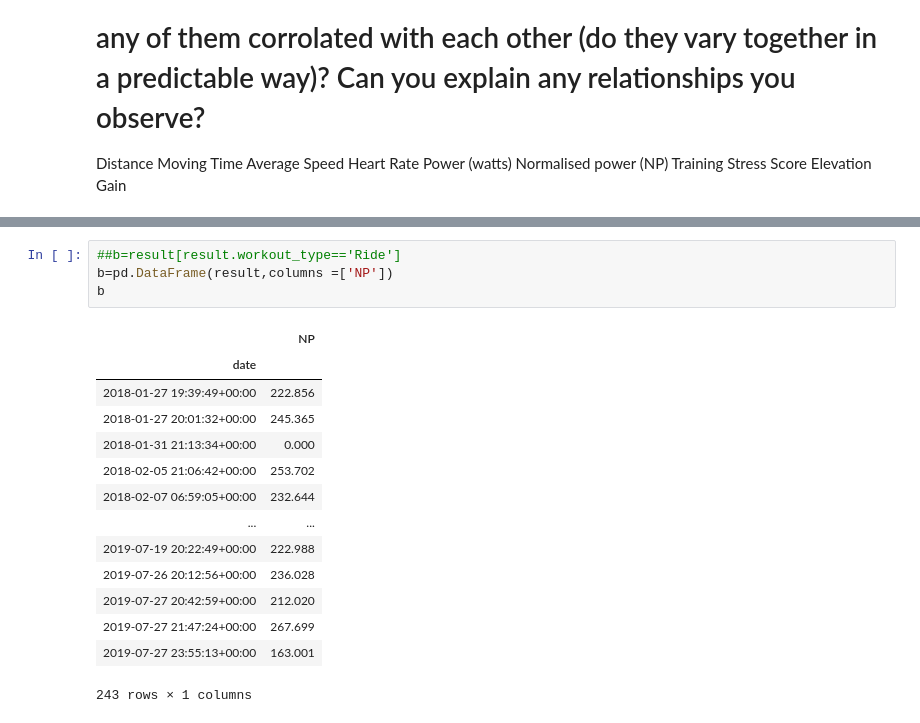
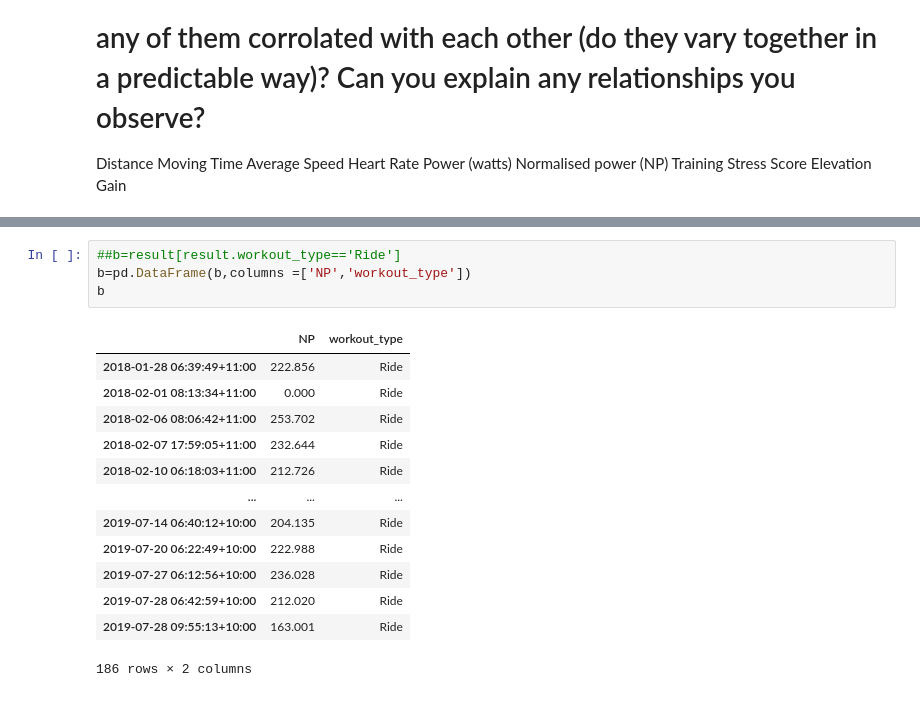
Before and after one commit to NSoni25/Portfolio_repository, a Jupyter notebook: Portfolio 1.ipynb, the cells around one changed output, grey strips where cells are left out. Cells and saved outputs as stored; diff of their text form.

```diff
--- a/Portfolio 1.ipynb
+++ b/Portfolio 1.ipynb
@@ -266,19 +294,18 @@ a
 # %%
 ##b=result[result.workout_type=='Ride']
-b=pd.DataFrame(result,columns =['NP'])
+b=pd.DataFrame(b,columns =['NP','workout_type'])
 b
 # %% [output]
-|  | NP |
-| date |  |
-| 2018-01-27 19:39:49+00:00 | 222.856 |
-| 2018-01-27 20:01:32+00:00 | 245.365 |
-| 2018-01-31 21:13:34+00:00 | 0.000 |
-| 2018-02-05 21:06:42+00:00 | 253.702 |
-| 2018-02-07 06:59:05+00:00 | 232.644 |
-| ... | ... |
-| 2019-07-19 20:22:49+00:00 | 222.988 |
-| 2019-07-26 20:12:56+00:00 | 236.028 |
-| 2019-07-27 20:42:59+00:00 | 212.020 |
-| 2019-07-27 21:47:24+00:00 | 267.699 |
-| 2019-07-27 23:55:13+00:00 | 163.001 |
+|  | NP | workout_type |
+| 2018-01-28 06:39:49+11:00 | 222.856 | Ride |
+| 2018-02-01 08:13:34+11:00 | 0.000 | Ride |
+| 2018-02-06 08:06:42+11:00 | 253.702 | Ride |
+| 2018-02-07 17:59:05+11:00 | 232.644 | Ride |
+| 2018-02-10 06:18:03+11:00 | 212.726 | Ride |
+| ... | ... | ... |
+| 2019-07-14 06:40:12+10:00 | 204.135 | Ride |
+| 2019-07-20 06:22:49+10:00 | 222.988 | Ride |
+| 2019-07-27 06:12:56+10:00 | 236.028 | Ride |
+| 2019-07-28 06:42:59+10:00 | 212.020 | Ride |
+| 2019-07-28 09:55:13+10:00 | 163.001 | Ride |
-243 rows × 1 columns
+186 rows × 2 columns
```
Also changed, not shown: parts of 10 cells of this notebook.
